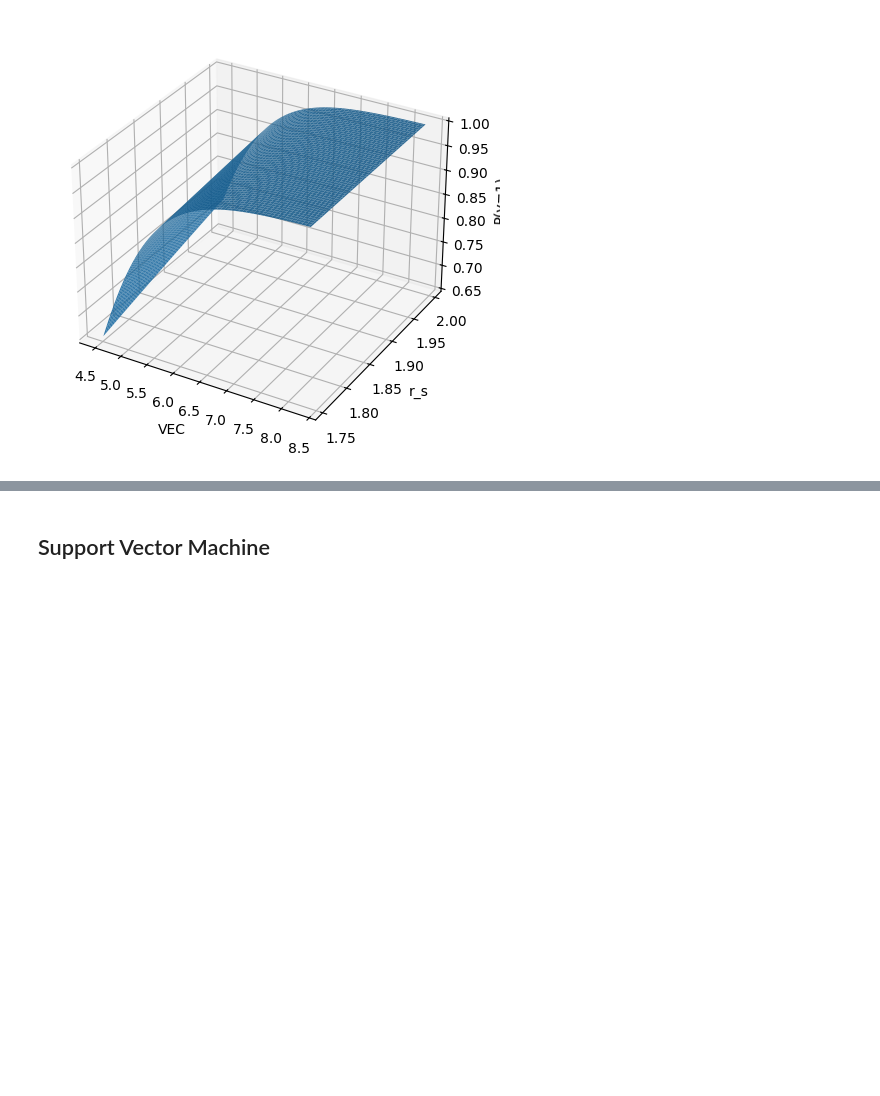
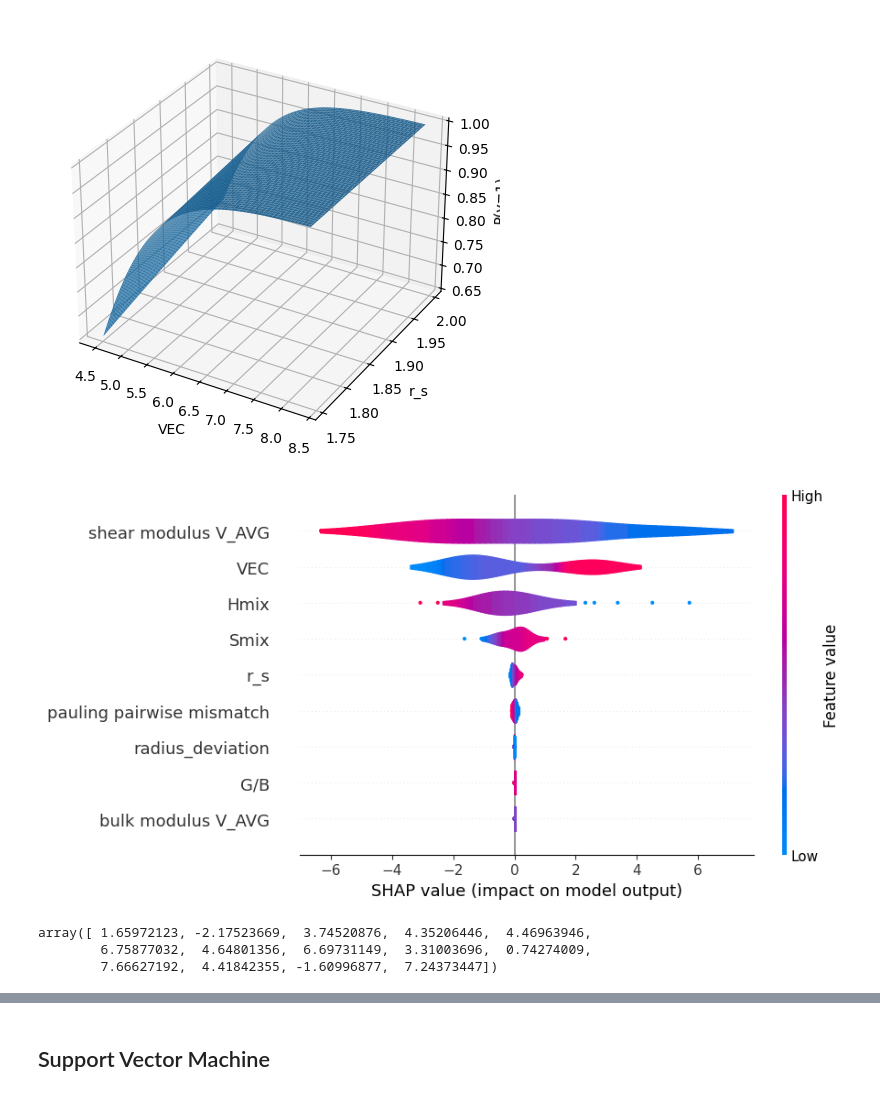
Before and after one commit to mahata-lab/Tungsten-Ductile-Brittle-Temperature, a Jupyter notebook: Ductility_Classification.ipynb, the cells around one changed output, grey strips where cells are left out. Cells and saved outputs as stored; diff of their text form; code cells hidden in the pictures; blank space fills up the shorter version.

```diff
--- a/Ductility_Classification.ipynb
+++ b/Ductility_Classification.ipynb
@@ -558,3 +531,20 @@ def plot_3d_surface(clf, X, f1, f2, target=1):
 plot_3d_surface(lr_cv, X, "VEC", "r_s")
 # %% [output]
 [figure]
+# %%
+import shap
+
+lr_explainer = shap.Explainer(lr_cv, X)
+lr_shap_values = lr_explainer(X)
+
+# pick class 1 (positive class)
+shap.plots.violin(lr_shap_values)         # 2-D slice: (n_samples, n_features)
+# or: shap.plots.beeswarm(ex[:, :, 1], max_display=20)
+# %% [output]
+[figure, added]
+# %%
+lr_cv.decision_function(Xte)
+# %% [output]
+array([ 1.65972123, -2.17523669,  3.74520876,  4.35206446,  4.46963946,
+        6.75877032,  4.64801356,  6.69731149,  3.31003696,  0.74274009,
+        7.66627192,  4.41842355, -1.60996877,  7.24373447])
```
Also changed, not shown: parts of 19 cells of this notebook.
